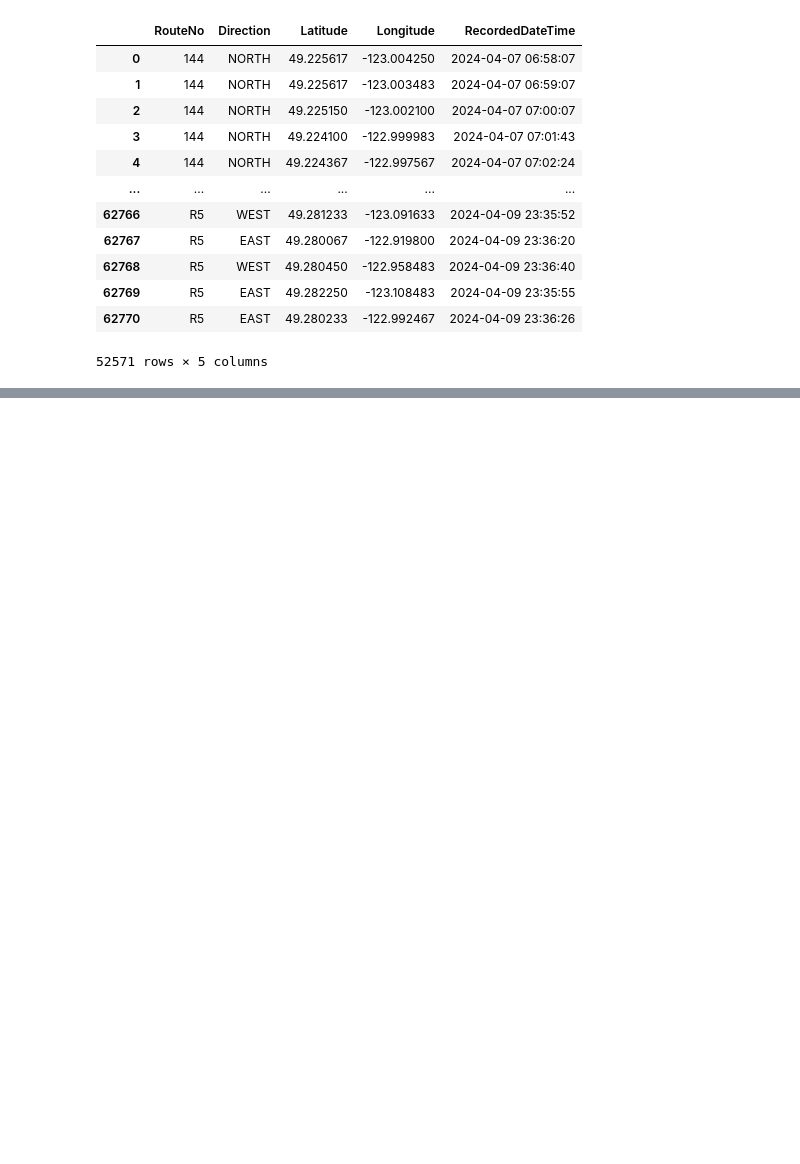
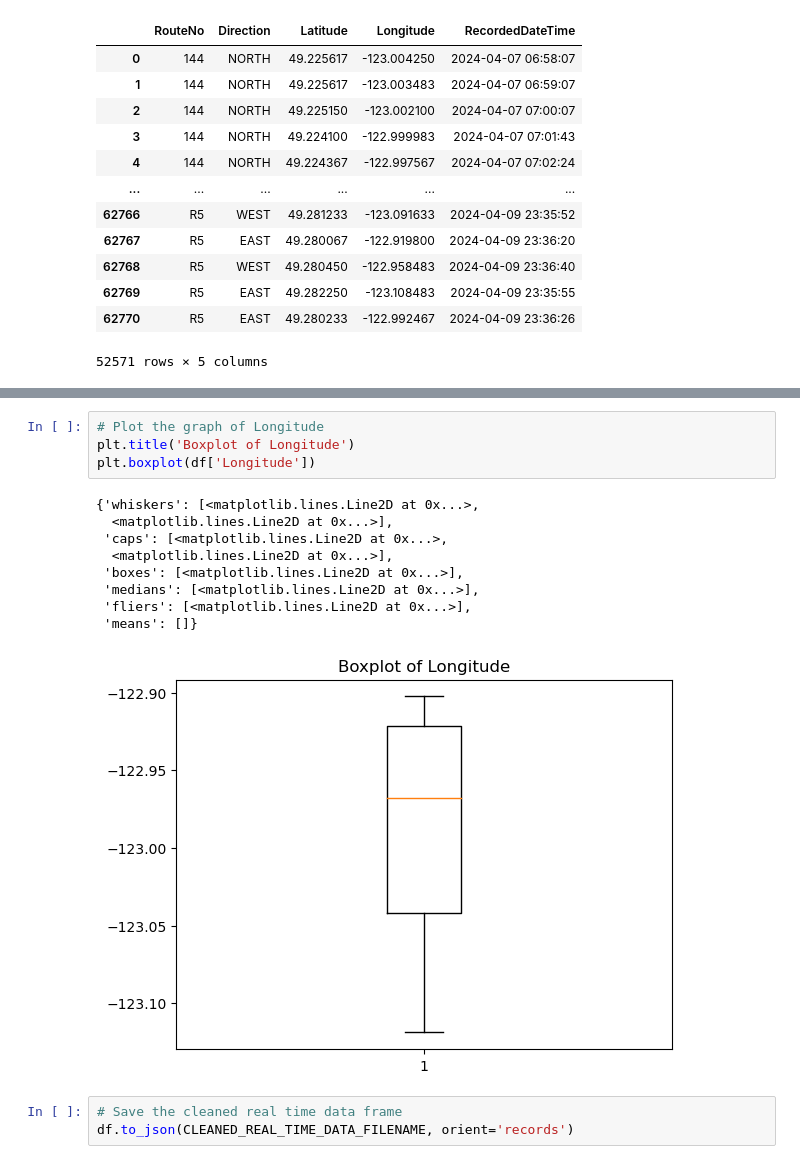
Before and after one commit to NormanCao2702/Transit-Analysis, a Jupyter notebook: GTFS_Real_Time_Data/clean_real_time_data.ipynb, the cells around one changed output, grey strips where cells are left out. Drawn from its saved outputs; the diff is of its cells as text; blank space fills up the shorter version.

Commit message:
Update data cleaning

```diff
--- a/GTFS_Real_Time_Data/clean_real_time_data.ipynb
+++ b/GTFS_Real_Time_Data/clean_real_time_data.ipynb
@@ -118,0 +244,17 @@ df
+# %%
+# Plot the graph of Longitude
+plt.title('Boxplot of Longitude')
+plt.boxplot(df['Longitude'])
+# %% [output]
+{'whiskers': [<matplotlib.lines.Line2D at 0x...>,
+  <matplotlib.lines.Line2D at 0x...>],
+ 'caps': [<matplotlib.lines.Line2D at 0x...>,
+  <matplotlib.lines.Line2D at 0x...>],
+ 'boxes': [<matplotlib.lines.Line2D at 0x...>],
+ 'medians': [<matplotlib.lines.Line2D at 0x...>],
+ 'fliers': [<matplotlib.lines.Line2D at 0x...>],
+ 'means': []}
+[figure, added]
+# %%
+# Save the cleaned real time data frame
+df.to_json(CLEANED_REAL_TIME_DATA_FILENAME, orient='records')
```
Also changed, not shown: parts of 14 cells of this notebook, 2 other files.
